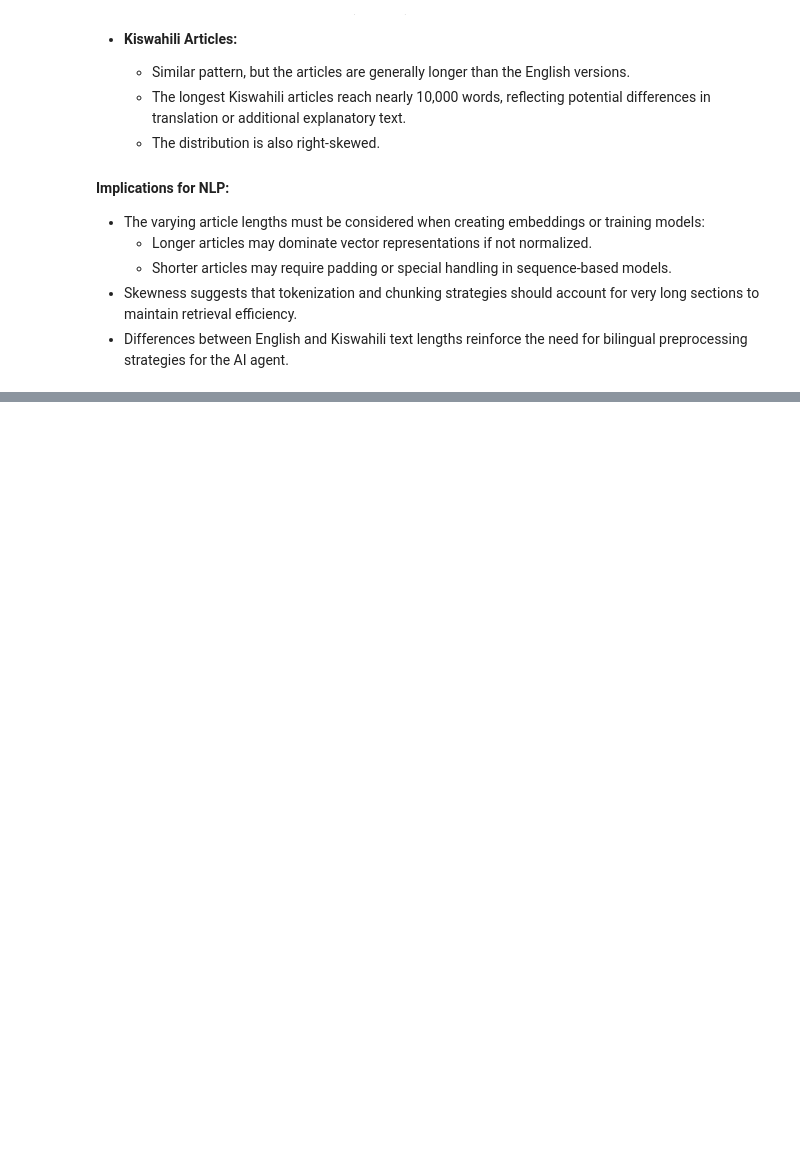
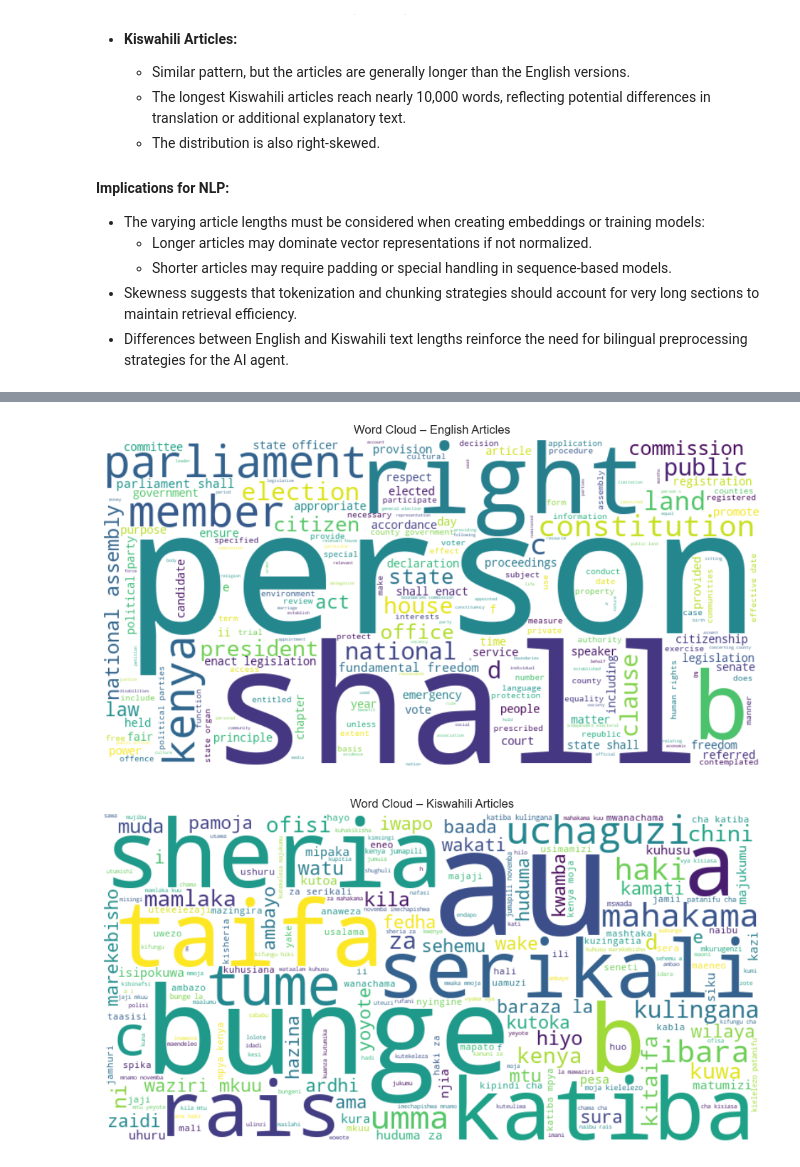
Before and after one commit to OndiekiFrank/kenya-constitution-ai-agent, a Jupyter notebook: Notebooks/kenya_constitution_ai_agent.ipynb, the cells around one changed output, grey strips where cells are left out. Drawn from its saved outputs; the diff is of its cells as text; code cells hidden in the pictures; blank space fills up the shorter version.

Commit message:
Add word cloud for meaningfull and frequent words.

```diff
--- a/Notebooks/kenya_constitution_ai_agent.ipynb
+++ b/Notebooks/kenya_constitution_ai_agent.ipynb
@@ -549,0 +556,27 @@ We visualized the distribution of article lengths in both English and Kiswahili
+# %%
+!pip install wordcloud
+from wordcloud import WordCloud
+import matplotlib.pyplot as plt
+from sklearn.feature_extraction.text import ENGLISH_STOP_WORDS
+
+# English word cloud
+english_text = " ".join(data['Text_English'].astype(str)).lower()
+wordcloud_eng = WordCloud(width=800, height=400, background_color='white', stopwords=ENGLISH_STOP_WORDS).generate(english_text)
+
+plt.figure(figsize=(12,6))
+plt.imshow(wordcloud_eng, interpolation='bilinear')
+plt.axis('off')
+plt.title("Word Cloud – English Articles")
+plt.show()
+
+# Kiswahili word cloud
+kiswahili_stopwords = {'na', 'ya', 'kwa', 'katika', 'wa', 'hii', 'kama', 'si', 'yao'}
+kiswahili_text = " ".join(data['Text_Kiswahili'].astype(str)).lower()
+wordcloud_sw = WordCloud(width=800, height=400, background_color='white', stopwords=kiswahili_stopwords).generate(kiswahili_text)
+
+plt.figure(figsize=(12,6))
+plt.imshow(wordcloud_sw, interpolation='bilinear')
+plt.axis('off')
+plt.title("Word Cloud – Kiswahili Articles")
+plt.show()
+# %% [output]
@@ -549,0 +599,2 @@ We visualized the distribution of article lengths in both English and Kiswahili
+[figure, added]
+[figure, added]
```
Also changed, not shown: parts of 2 cells of this notebook.
